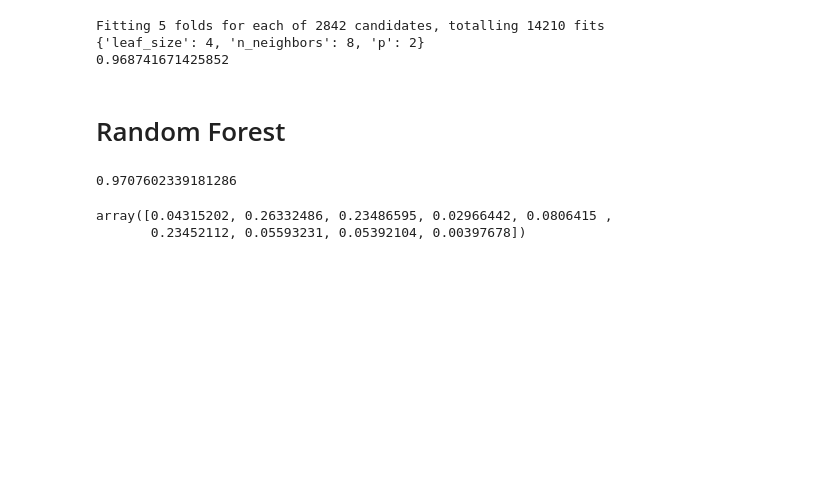
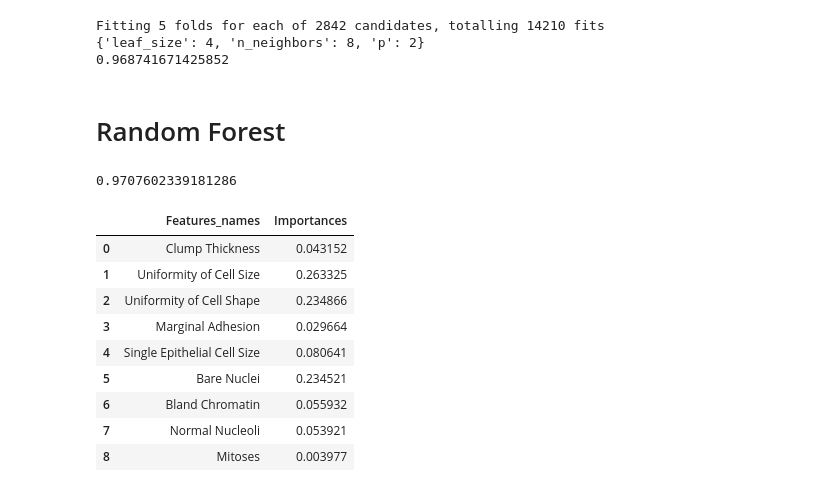
Before and after one commit to CassieCcL/Breast-cancer-EDA, a Jupyter notebook: Breast-cancer.ipynb, the cells around one changed output. Cells and saved outputs as stored; diff of their text form; code cells hidden in the pictures; blank space fills up the shorter version.

```diff
--- a/Breast-cancer.ipynb
+++ b/Breast-cancer.ipynb
@@ -126,7 +127,22 @@ RF.score(X_test, y_test)
 # %% [output]
 0.9707602339181286
 # %%
-RF.feature_importances_
+# Decide feature importances
+features_importances = RF.feature_importances_
-# %% [output]
-array([0.04315202, 0.26332486, 0.23486595, 0.02966442, 0.0806415 ,
-       0.23452112, 0.05593231, 0.05392104, 0.00397678])
+# %%
+# Create a dataframe for features and feature importances
+features_names = list(X.columns)
+features = {"Features_names": features_names, "Importances": list(features_importances)}
+features_df = pd.DataFrame(data=features)
+features_df
+# %% [output]
+|  | Features_names | Importances |
+| 0 | Clump Thickness | 0.043152 |
+| 1 | Uniformity of Cell Size | 0.263325 |
+| 2 | Uniformity of Cell Shape | 0.234866 |
+| 3 | Marginal Adhesion | 0.029664 |
+| 4 | Single Epithelial Cell Size | 0.080641 |
+| 5 | Bare Nuclei | 0.234521 |
+| 6 | Bland Chromatin | 0.055932 |
+| 7 | Normal Nucleoli | 0.053921 |
+| 8 | Mitoses | 0.003977 |
```
Also changed, not shown: parts of 3 cells of this notebook.
